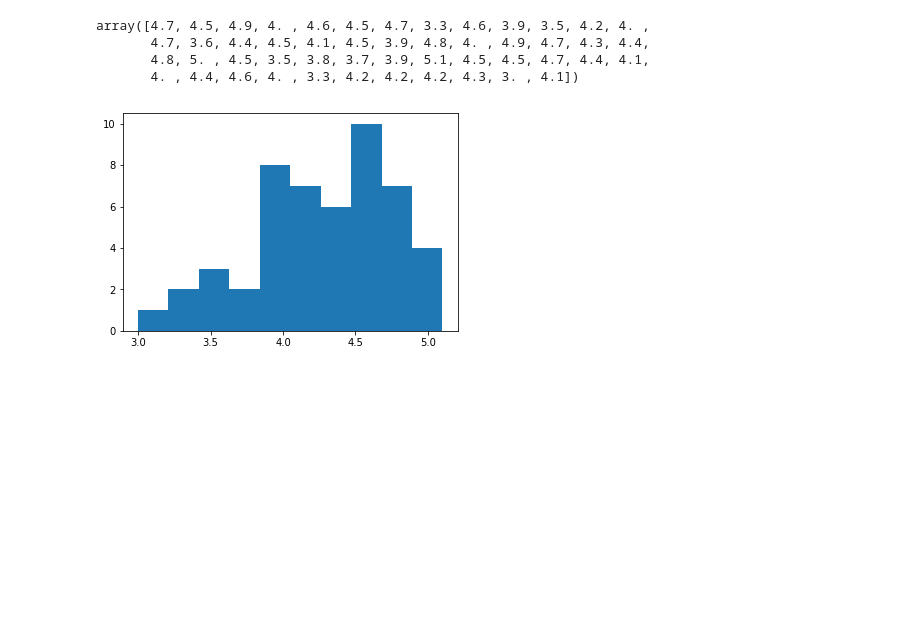
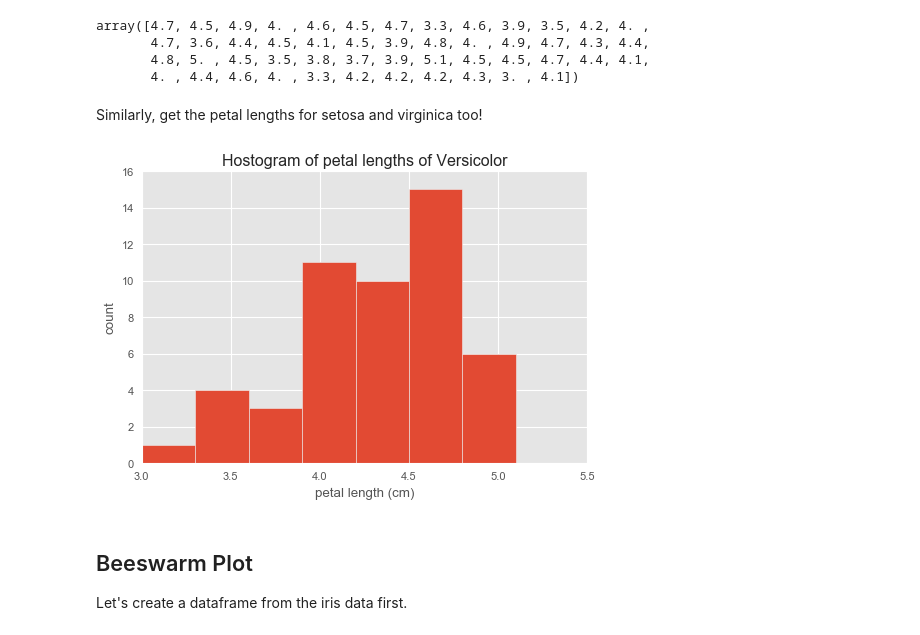
Before and after one commit to tanmay-kulkarni/statistics_for_data_science, a Jupyter notebook: statistics.ipynb, the cells around one changed output. Drawn from its saved outputs; the diff is of its cells as text; code cells hidden in the pictures; blank space fills up the shorter version.

Commit message:
ECDF and some plots.

```diff
--- a/statistics.ipynb
+++ b/statistics.ipynb
@@ -7,3 +32,5 @@ import numpy as np
+# %%
+plt.style.use('ggplot')
 # %% [markdown]
 Set seaborn style for plotting
 # %%
@@ -68,7 +95,5 @@ array([4.7, 4.5, 4.9, 4. , 4.6, 4.5, 4.7, 3.3, 4.6, 3.9, 3.5, 4.2, 4. ,
        4.7, 3.6, 4.4, 4.5, 4.1, 4.5, 3.9, 4.8, 4. , 4.9, 4.7, 4.3, 4.4,
        4.8, 5. , 4.5, 3.5, 3.8, 3.7, 3.9, 5.1, 4.5, 4.5, 4.7, 4.4, 4.1,
        4. , 4.4, 4.6, 4. , 3.3, 4.2, 4.2, 4.2, 4.3, 3. , 4.1])
-# %%
-_ = plt.hist(versicolor_petal_length)
-# %% [output]
-[figure, removed]
+# %% [markdown]
+Similarly, get the petal lengths for setosa and virginica too!
@@ -74,0 +108,11 @@ _ = plt.hist(versicolor_petal_length)
+# %%
+_ = plt.hist(versicolor_petal_length, bins=int(np.sqrt(len(versicolor_petal_length))))
+_ = plt.xlabel('petal length (cm)')
+_ = plt.ylabel('count')
+_ = plt.title('Hostogram of petal lengths of Versicolor')
+# %% [output]
+[figure, added]
+# %% [markdown]
+## Beeswarm Plot
+
+Let's create a dataframe from the iris data first.
```
Also changed, not shown: parts of 18 cells of this notebook.
